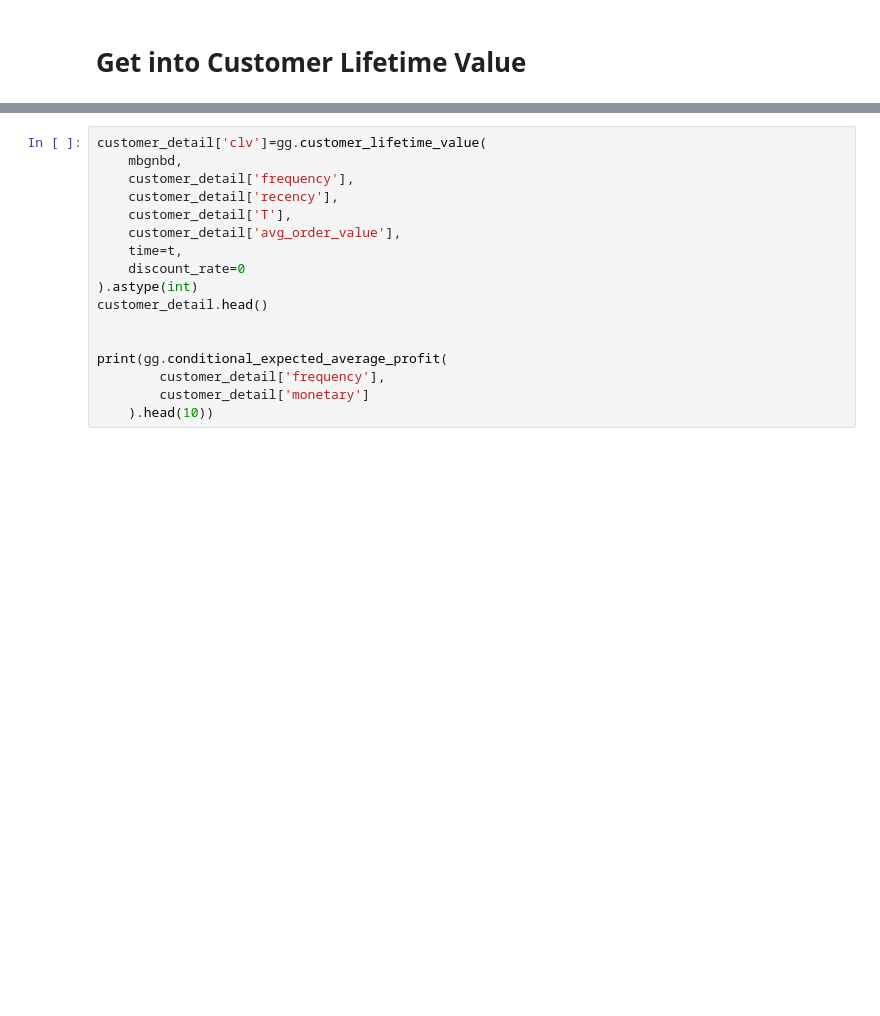
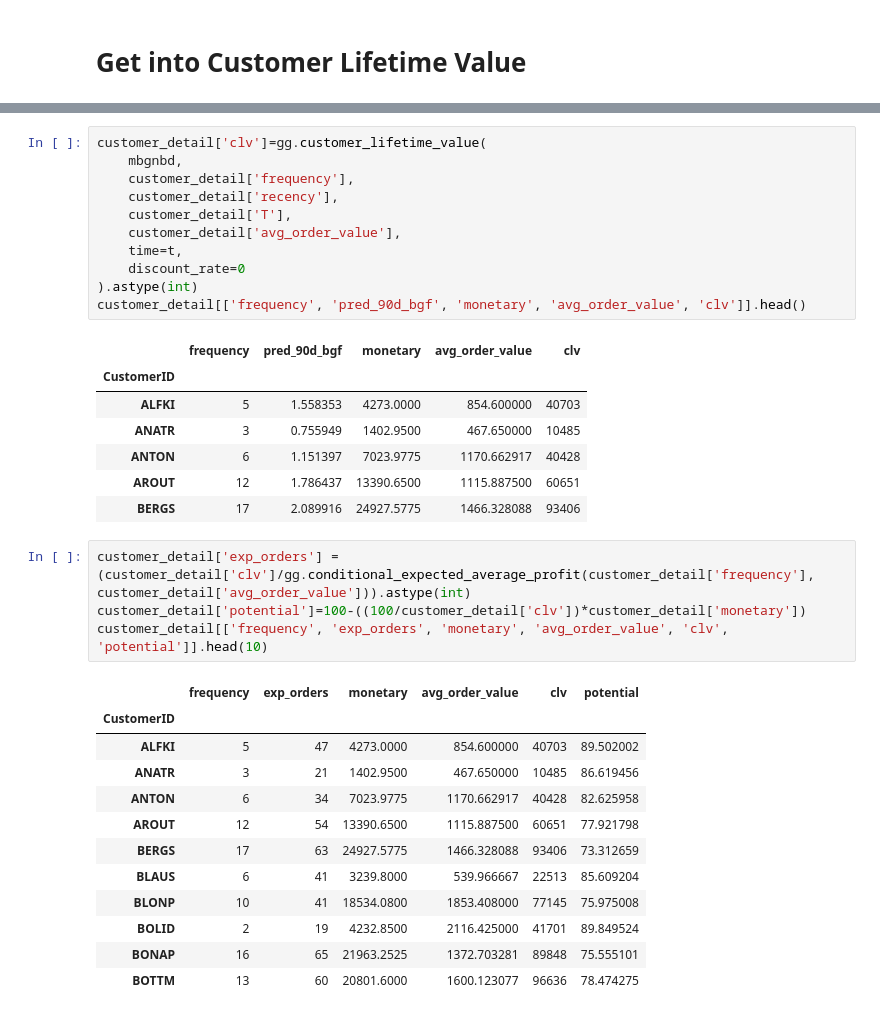
Before and after one commit to JGruettner/comprehensive_crm, a Jupyter notebook: Forecast_Deep.ipynb, the cells around one changed output, grey strips where cells are left out. Drawn from its saved outputs; the diff is of its cells as text; blank space fills up the shorter version.

```diff
--- a/Forecast_Deep.ipynb
+++ b/Forecast_Deep.ipynb
@@ -154,10 +297,29 @@ customer_detail['clv']=gg.customer_lifetime_value(
     time=t,
     discount_rate=0
 ).astype(int)
-customer_detail.head()
-
-
-print(gg.conditional_expected_average_profit(
-        customer_detail['frequency'],
-        customer_detail['monetary']
-    ).head(10))
+customer_detail[['frequency', 'pred_90d_bgf', 'monetary', 'avg_order_value', 'clv']].head()
+# %% [output]
+|  | frequency | pred_90d_bgf | monetary | avg_order_value | clv |
+| CustomerID |  |  |  |  |  |
+| ALFKI | 5 | 1.558353 | 4273.0000 | 854.600000 | 40703 |
+| ANATR | 3 | 0.755949 | 1402.9500 | 467.650000 | 10485 |
+| ANTON | 6 | 1.151397 | 7023.9775 | 1170.662917 | 40428 |
+| AROUT | 12 | 1.786437 | 13390.6500 | 1115.887500 | 60651 |
+| BERGS | 17 | 2.089916 | 24927.5775 | 1466.328088 | 93406 |
+# %%
+customer_detail['exp_orders'] = (customer_detail['clv']/gg.conditional_expected_average_profit(customer_detail['frequency'], customer_detail['avg_order_value'])).astype(int)
+customer_detail['potential']=100-((100/customer_detail['clv'])*customer_detail['monetary'])
+customer_detail[['frequency', 'exp_orders', 'monetary', 'avg_order_value', 'clv', 'potential']].head(10)
+# %% [output]
+|  | frequency | exp_orders | monetary | avg_order_value | clv | potential |
+| CustomerID |  |  |  |  |  |  |
+| ALFKI | 5 | 47 | 4273.0000 | 854.600000 | 40703 | 89.502002 |
+| ANATR | 3 | 21 | 1402.9500 | 467.650000 | 10485 | 86.619456 |
+| ANTON | 6 | 34 | 7023.9775 | 1170.662917 | 40428 | 82.625958 |
+| AROUT | 12 | 54 | 13390.6500 | 1115.887500 | 60651 | 77.921798 |
+| BERGS | 17 | 63 | 24927.5775 | 1466.328088 | 93406 | 73.312659 |
+| BLAUS | 6 | 41 | 3239.8000 | 539.966667 | 22513 | 85.609204 |
+| BLONP | 10 | 41 | 18534.0800 | 1853.408000 | 77145 | 75.975008 |
+| BOLID | 2 | 19 | 4232.8500 | 2116.425000 | 41701 | 89.849524 |
+| BONAP | 16 | 65 | 21963.2525 | 1372.703281 | 89848 | 75.555101 |
+| BOTTM | 13 | 60 | 20801.6000 | 1600.123077 | 96636 | 78.474275 |
```
Also changed, not shown: parts of 33 cells of this notebook, 1 other file.
